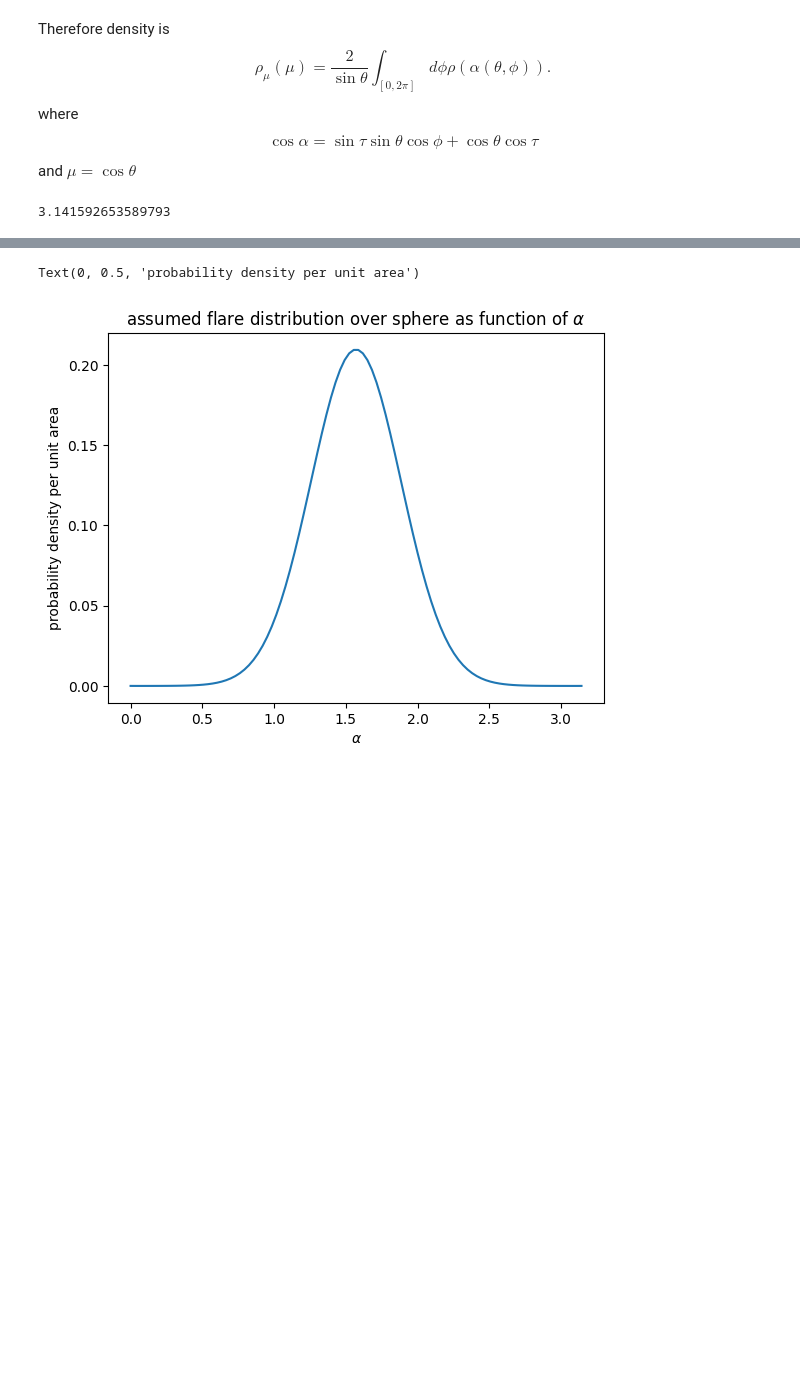
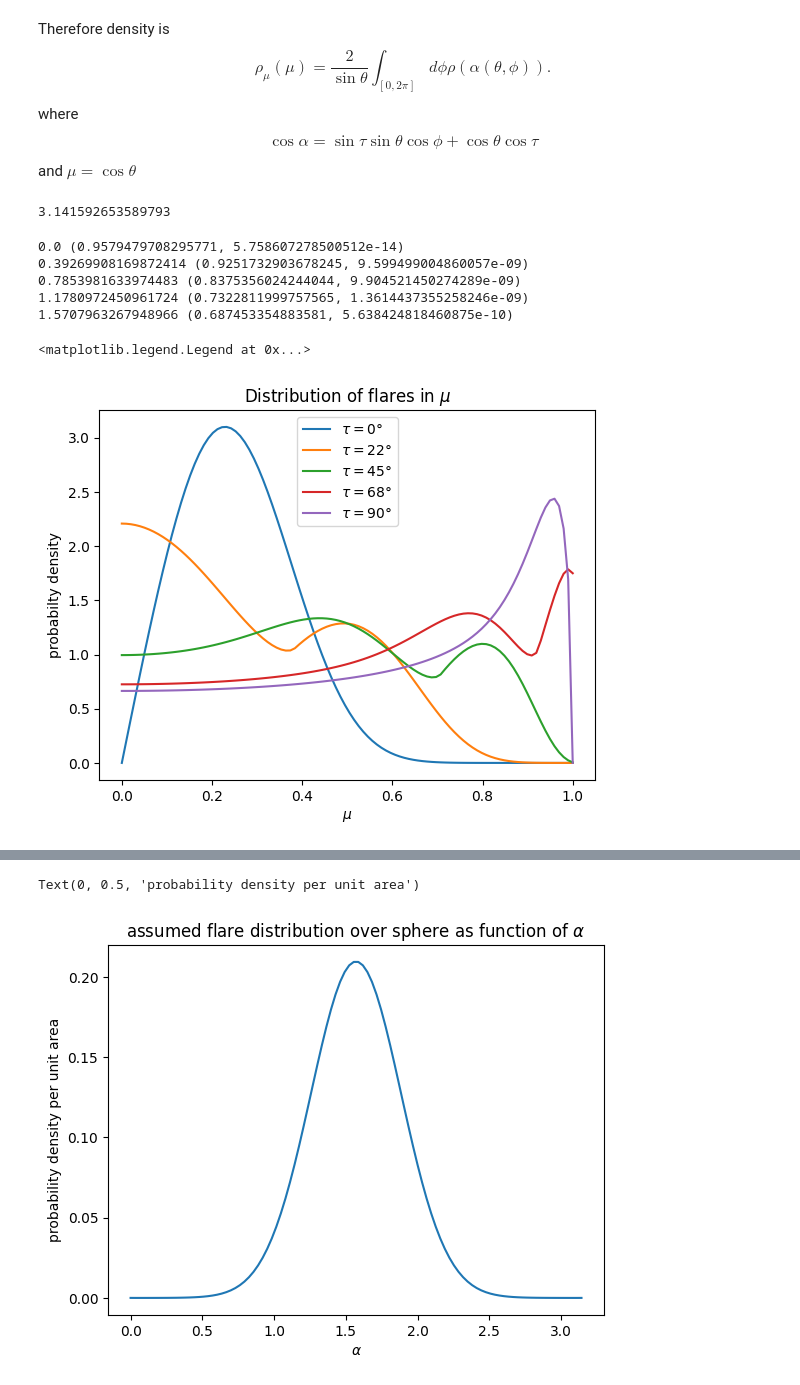
Before and after one commit to demichieldewilde/solar-flares, a Jupyter notebook: data/flare_distr/mu_dist.ipynb, the cells around one changed output, grey strips where cells are left out. Cells and saved outputs as stored; diff of their text form; code cells hidden in the pictures; blank space fills up the shorter version.

```diff
--- a/data/flare_distr/mu_dist.ipynb
+++ b/data/flare_distr/mu_dist.ipynb
@@ -55,18 +55,28 @@ get_alpha(np.pi/2, np.pi/2, np.pi)
 # %% [output]
 3.141592653589793
 # %%
-# rho_mu_of_tau = lambda tau : lambda mu : rho_mu(mu, tau)
+rho_mu_of_tau = lambda tau : lambda mu : rho_mu(mu, tau)
 
+# def rho_mus2(mus, tau):
+#     return [ rho_mu(mu,tau) * (1-mu**2)**0.5 for mu in mus]
 
-# mu = np.linspace(0,0.999, 100)
+mu = np.linspace(0,1, 100)
 
-# for tau in np.linspace(0,np.pi/2, 5):
-#     plt.plot(mu, rho_mus(mu, tau), label=fr'$\tau=${round(tau*180/np.pi)}°')
-#     print(tau, quad(rho_mu_of_tau(tau), 0, 1))
+for tau in np.linspace(0,np.pi/2, 5):
+    plt.plot(mu, rho_mus(mu, tau), label=fr'$\tau=${round(tau*180/np.pi)}°')
+    print(tau, quad(rho_mu_of_tau(tau), 0, 1))
 
 # plt.ylim(0,5)
-# plt.title(r"Distribution of flares in $\mu$")
-# plt.xlabel(r"$\mu$")
-# plt.ylabel("probabilty density")
-# plt.legend()
+plt.title(r"Distribution of flares in $\mu$")
+plt.xlabel(r"$\mu$")
+plt.ylabel("probabilty density")
+plt.legend()
+# %% [output]
+0.0 (0.9579479708295771, 5.758607278500512e-14)
+0.39269908169872414 (0.9251732903678245, 9.599499004860057e-09)
+0.7853981633974483 (0.8375356024244044, 9.904521450274289e-09)
+1.1780972450961724 (0.7322811999757565, 1.3614437355258246e-09)
+1.5707963267948966 (0.687453354883581, 5.638424818460875e-10)
+<matplotlib.legend.Legend at 0x...>
+[figure, added]
 # %%
```
Also changed, not shown: parts of 9 cells of this notebook, 3 other files.
